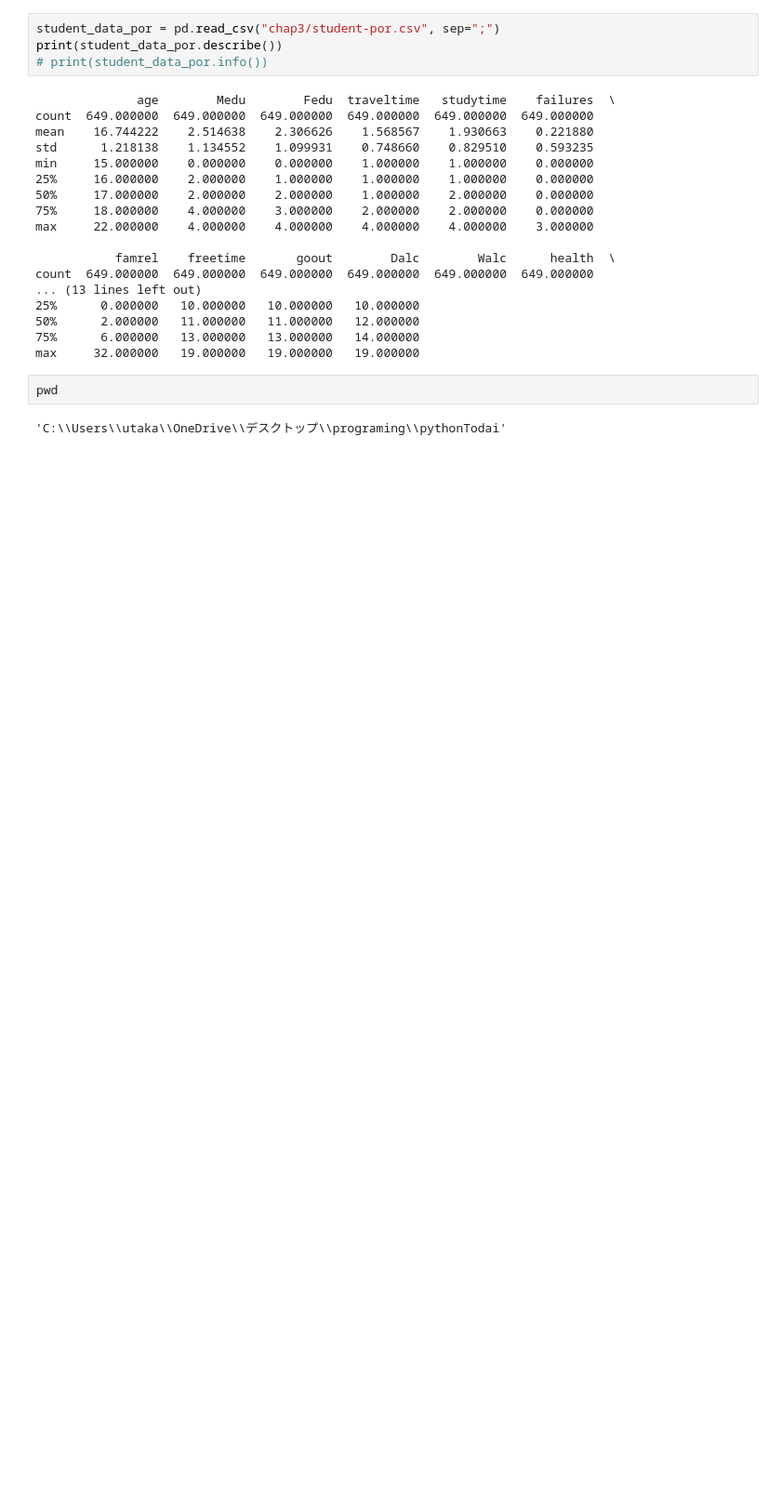
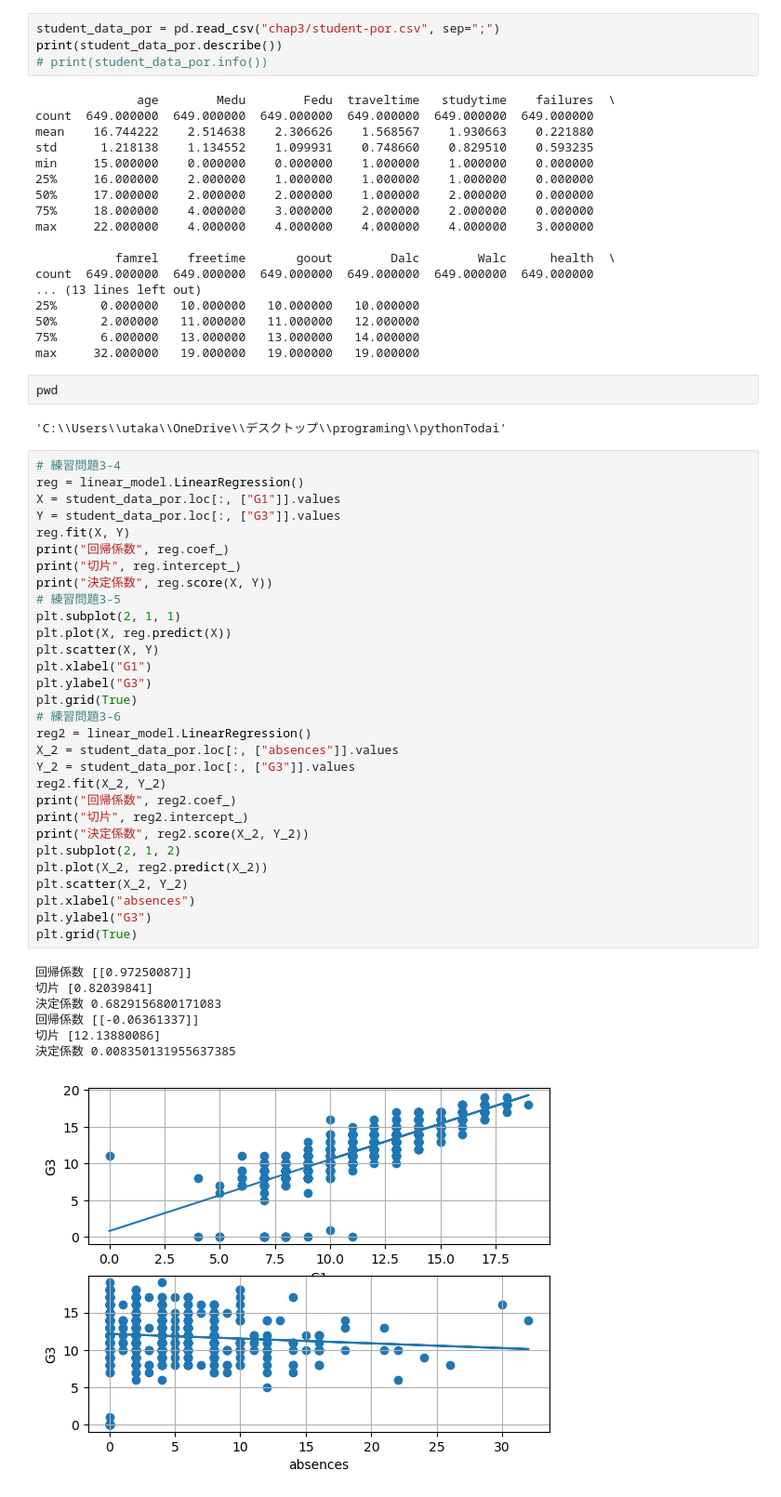
Before and after one commit to edayoshi-1999/python_Todai, a Jupyter notebook: 2.18.ipynb, the cells around one changed output. Shown at 93% size. Drawn from its saved outputs; the diff is of its cells as text; blank space fills up the shorter version.

```diff
--- a/2.18.ipynb
+++ b/2.18.ipynb
@@ -26,3 +31,41 @@ max     32.000000   19.000000   19.000000   19.000000
 pwd
 # %% [output]
 'C:\\Users\\utaka\\OneDrive\\デスクトップ\\programing\\pythonTodai'
+# %%
+# 練習問題3-4
+reg = linear_model.LinearRegression()
+X = student_data_por.loc[:, ["G1"]].values
+Y = student_data_por.loc[:, ["G3"]].values
+reg.fit(X, Y)
+print("回帰係数", reg.coef_)
+print("切片", reg.intercept_)
+print("決定係数", reg.score(X, Y))
+# 練習問題3-5
+plt.subplot(2, 1, 1)
+plt.plot(X, reg.predict(X))
+plt.scatter(X, Y)
+plt.xlabel("G1")
+plt.ylabel("G3")
+plt.grid(True)
+# 練習問題3-6
+reg2 = linear_model.LinearRegression()
+X_2 = student_data_por.loc[:, ["absences"]].values
+Y_2 = student_data_por.loc[:, ["G3"]].values
+reg2.fit(X_2, Y_2)
+print("回帰係数", reg2.coef_)
+print("切片", reg2.intercept_)
+print("決定係数", reg2.score(X_2, Y_2))
+plt.subplot(2, 1, 2)
+plt.plot(X_2, reg2.predict(X_2))
+plt.scatter(X_2, Y_2)
+plt.xlabel("absences")
+plt.ylabel("G3")
+plt.grid(True)
+# %% [output]
+回帰係数 [[0.97250087]]
+切片 [0.82039841]
+決定係数 0.6829156800171083
+回帰係数 [[-0.06361337]]
+切片 [12.13880086]
+決定係数 0.008350131955637385
+[figure, added]
```
Also changed, not shown: parts of 27 cells of this notebook, 8 other files.
